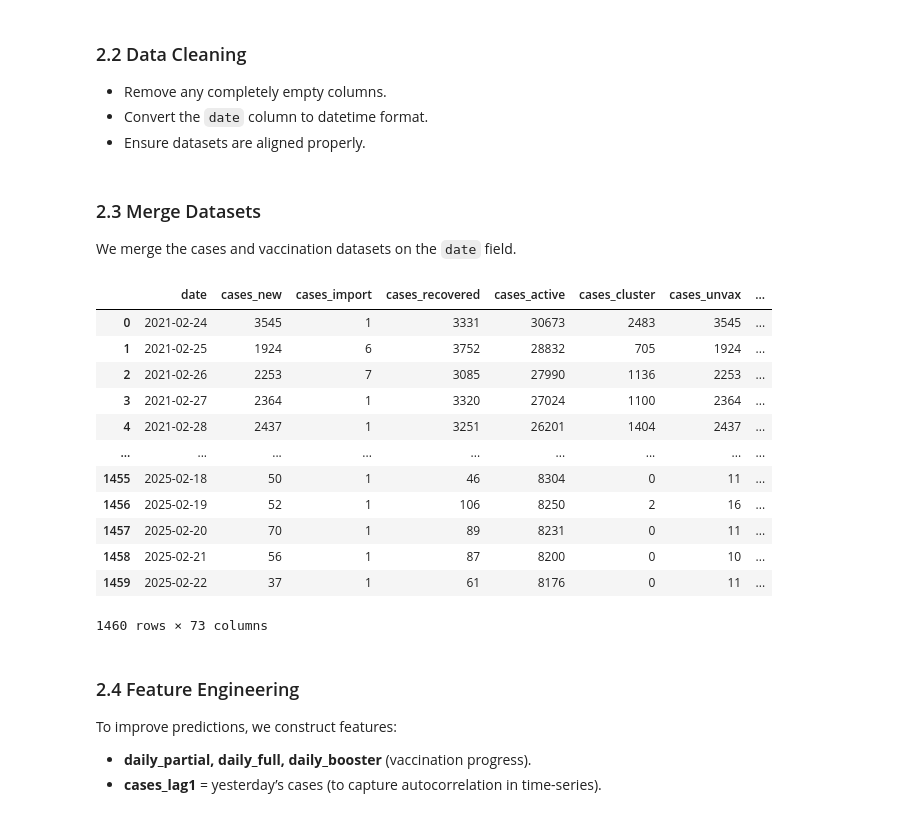
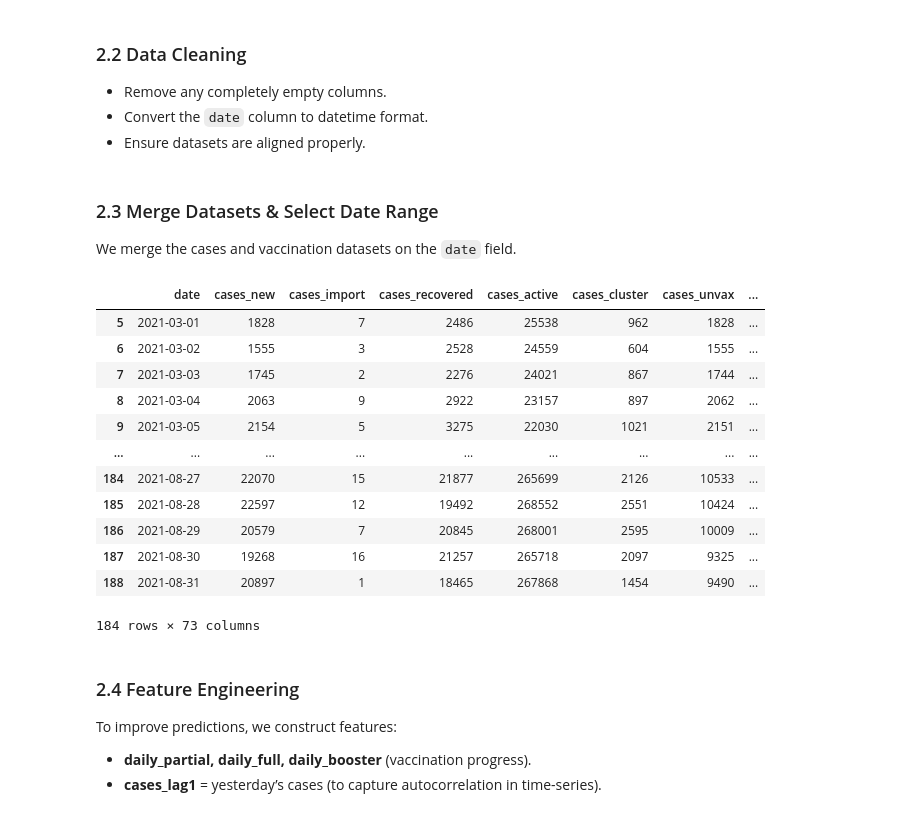
Before and after one commit to ca1phas/Lab-3-Supervised-Learning, a Jupyter notebook: Lab3_P2_G3.ipynb, the cells around one changed output. Saved outputs shown, nothing was run; the diff lists cells and outputs as text; code cells hidden in the pictures.

Commit message:
select date range

```diff
--- a/Lab3_P2_G3.ipynb
+++ b/Lab3_P2_G3.ipynb
@@ -74,28 +74,35 @@ vax = vax.dropna(axis=1, how="all")
 cases["date"] = pd.to_datetime(cases["date"])
 vax["date"] = pd.to_datetime(vax["date"])
 # %% [markdown]
-### 2.3 Merge Datasets
+### 2.3 Merge Datasets & Select Date Range
 We merge the cases and vaccination datasets on the `date` field.
 # %%
 # Merge on date
 df = pd.merge(cases, vax, on="date", how="inner")
 
+# Select date range
+start_date = pd.to_datetime("2021-03-01")
+end_date = start_date + pd.DateOffset(months=6)
+
+mask = (df["date"] >= start_date) & (df["date"] < end_date)
+df = df.loc[mask]
+
 # Preview merged dataset
 df
 # %% [output]
 |  | date | cases_new | cases_import | cases_recovered | cases_active | cases_cluster | cases_unvax | ... |
-| 0 | 2021-02-24 | 3545 | 1 | 3331 | 30673 | 2483 | 3545 | ... |
-| 1 | 2021-02-25 | 1924 | 6 | 3752 | 28832 | 705 | 1924 | ... |
-| 2 | 2021-02-26 | 2253 | 7 | 3085 | 27990 | 1136 | 2253 | ... |
-| 3 | 2021-02-27 | 2364 | 1 | 3320 | 27024 | 1100 | 2364 | ... |
-| 4 | 2021-02-28 | 2437 | 1 | 3251 | 26201 | 1404 | 2437 | ... |
+| 5 | 2021-03-01 | 1828 | 7 | 2486 | 25538 | 962 | 1828 | ... |
+| 6 | 2021-03-02 | 1555 | 3 | 2528 | 24559 | 604 | 1555 | ... |
+| 7 | 2021-03-03 | 1745 | 2 | 2276 | 24021 | 867 | 1744 | ... |
+| 8 | 2021-03-04 | 2063 | 9 | 2922 | 23157 | 897 | 2062 | ... |
+| 9 | 2021-03-05 | 2154 | 5 | 3275 | 22030 | 1021 | 2151 | ... |
 | ... | ... | ... | ... | ... | ... | ... | ... | ... |
-| 1455 | 2025-02-18 | 50 | 1 | 46 | 8304 | 0 | 11 | ... |
-| 1456 | 2025-02-19 | 52 | 1 | 106 | 8250 | 2 | 16 | ... |
-| 1457 | 2025-02-20 | 70 | 1 | 89 | 8231 | 0 | 11 | ... |
-| 1458 | 2025-02-21 | 56 | 1 | 87 | 8200 | 0 | 10 | ... |
-| 1459 | 2025-02-22 | 37 | 1 | 61 | 8176 | 0 | 11 | ... |
+| 184 | 2021-08-27 | 22070 | 15 | 21877 | 265699 | 2126 | 10533 | ... |
+| 185 | 2021-08-28 | 22597 | 12 | 19492 | 268552 | 2551 | 10424 | ... |
+| 186 | 2021-08-29 | 20579 | 7 | 20845 | 268001 | 2595 | 10009 | ... |
+| 187 | 2021-08-30 | 19268 | 16 | 21257 | 265718 | 2097 | 9325 | ... |
+| 188 | 2021-08-31 | 20897 | 1 | 18465 | 267868 | 1454 | 9490 | ... |
-1460 rows × 73 columns
+184 rows × 73 columns
 # %% [markdown]
 ### 2.4 Feature Engineering
 To improve predictions, we construct features:
```
Also changed, not shown: parts of 2 cells of this notebook.
